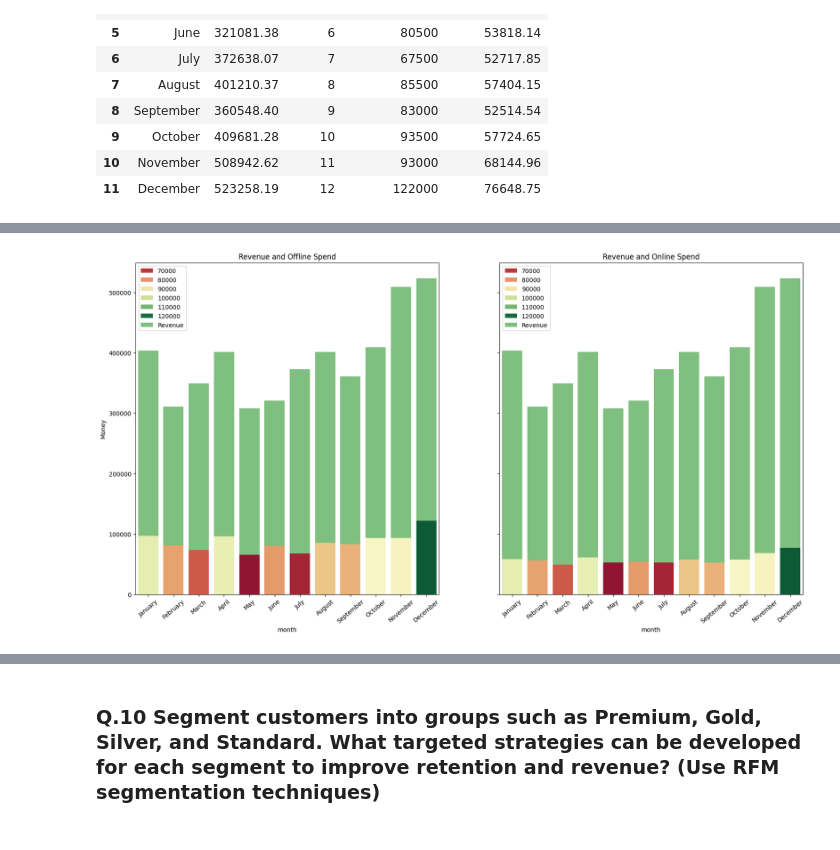
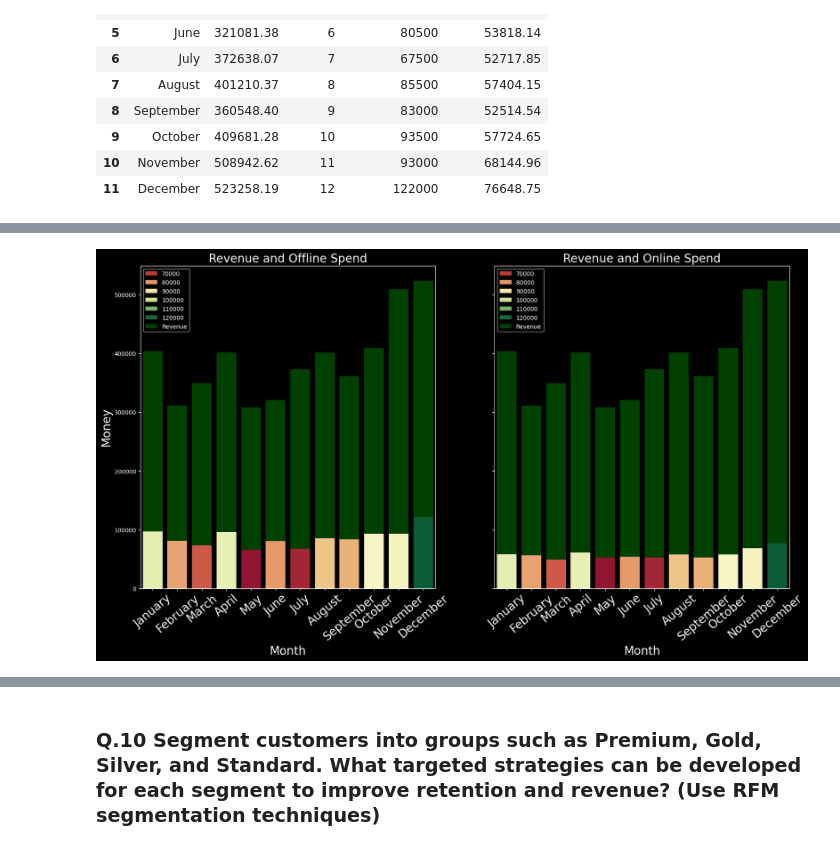
Before and after one commit to sanketmishra009/ecommerceAnalysis, a Jupyter notebook: analysis.ipynb, the cells around one changed output, grey strips where cells are left out. Saved outputs shown, nothing was run; the diff lists cells and outputs as text; code cells hidden in the pictures.

```diff
--- a/analysis.ipynb
+++ b/analysis.ipynb
@@ -4,6 +4,12 @@ import pandas as pd
 import matplotlib.pyplot as plt
 import seaborn as sns
 import scipy.stats as stats
+import matplotlib as mpl
+import warnings
+
+warnings.filterwarnings('ignore')
+plt.style.use('dark_background')
+mpl.rcParams['axes.prop_cycle'] = plt.cycler(color=['blue'])
 # %% [markdown]
 ### Q1. Identify the months with the highest and lowest acquisition rates. What strategies could be implemented to address the fluctuations and ensure consistent growth throughout the year?
 # %%
@@ -650,3 +1147,7 @@ mdf
 | 9 | October | 409681.28 | 10 | 93500 | 57724.65 |
 | 10 | November | 508942.62 | 11 | 93000 | 68144.96 |
 | 11 | December | 523258.19 | 12 | 122000 | 76648.75 |
+# %%
+mdf['eoffline'] = mdf['revenue']/mdf['offline_spend']
+mdf['eonline'] = mdf['revenue']/mdf['online_spend']
+mdf
@@ -653,21 +1168,24 @@ mdf
 # %%
 figure , axes = plt.subplots(1,2 , figsize = (20,10) , sharey = True)
 
 plt.sca(axes[0])
-plt.title('Revenue and Offline Spend')
+plt.title('Revenue and Offline Spend' , fontsize = 20)
 plt.bar(mdf['month'] , mdf['revenue'] , alpha = 0.5 , color = 'green' , label = 'Revenue')
 sns.barplot(mdf , x = 'month' , y = 'offline_spend' , hue = 'offline_spend' , palette = 'RdYlGn')
-plt.ylabel('Money')
+plt.ylabel('Money' , fontsize = 20)
+plt.xlabel('Month' , fontsize = 20)
 plt.legend()
-plt.xticks(rotation = 40)
+plt.xticks(rotation = 40 , fontsize = 20)
 
 plt.sca(axes[1])
-plt.title('Revenue and Online Spend')
+plt.title('Revenue and Online Spend' , fontsize = 20)
 plt.bar(mdf['month'] , mdf['revenue'] , alpha = 0.5 , color = 'green' , label = 'Revenue')
 sns.barplot(mdf , x = 'month' , y = 'online_spend' , hue = 'offline_spend' , palette = 'RdYlGn')
+plt.xlabel('Month' , fontsize = 20)
 plt.legend()
-plt.xticks(rotation = 40)
+plt.xticks(rotation = 40, fontsize = 20)
+plt.savefig('./images/q9.1.png')
 plt.show()
 # %% [output]
-[figure, old version]
+[figure, new version]
 # %%
```
Also changed, not shown: parts of 70 cells of this notebook, 32 other files.
